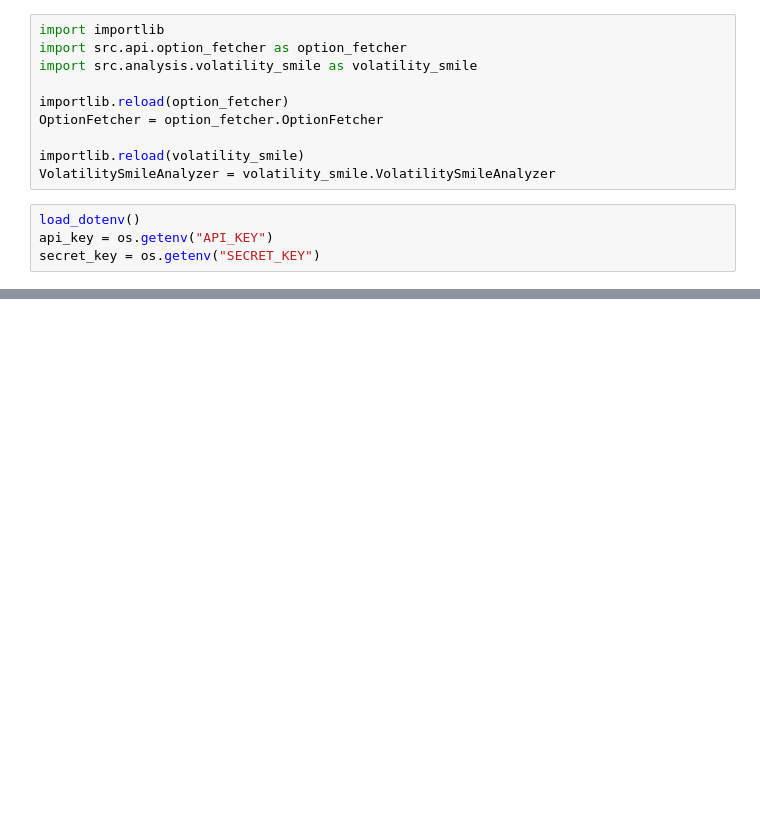
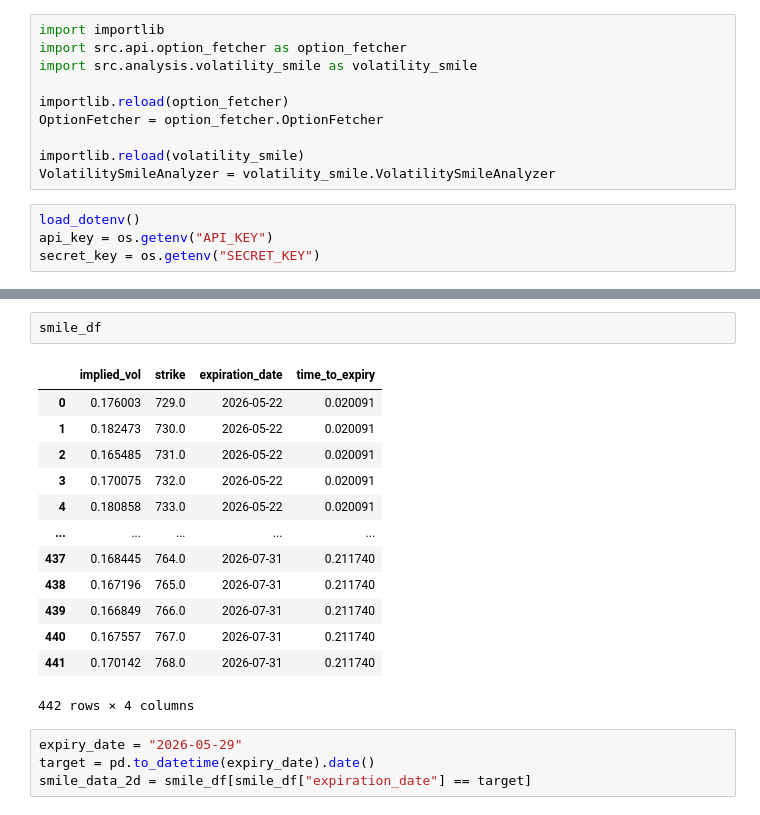
Before and after one commit to etiennevzn/VolatilitySmileAnalyzer, a Jupyter notebook: test.ipynb, the cells around one changed output, grey strips where cells are left out. Drawn from its saved outputs; the diff is of its cells as text; blank space fills up the shorter version.

```diff
--- a/test.ipynb
+++ b/test.ipynb
@@ -45,0 +50,20 @@ df
+# %%
+smile_df
+# %% [output]
+|  | implied_vol | strike | expiration_date | time_to_expiry |
+| 0 | 0.176003 | 729.0 | 2026-05-22 | 0.020091 |
+| 1 | 0.182473 | 730.0 | 2026-05-22 | 0.020091 |
+| 2 | 0.165485 | 731.0 | 2026-05-22 | 0.020091 |
+| 3 | 0.170075 | 732.0 | 2026-05-22 | 0.020091 |
+| 4 | 0.180858 | 733.0 | 2026-05-22 | 0.020091 |
+| ... | ... | ... | ... | ... |
+| 437 | 0.168445 | 764.0 | 2026-07-31 | 0.211740 |
+| 438 | 0.167196 | 765.0 | 2026-07-31 | 0.211740 |
+| 439 | 0.166849 | 766.0 | 2026-07-31 | 0.211740 |
+| 440 | 0.167557 | 767.0 | 2026-07-31 | 0.211740 |
+| 441 | 0.170142 | 768.0 | 2026-07-31 | 0.211740 |
+442 rows × 4 columns
+# %%
+expiry_date = "2026-05-29"
+target = pd.to_datetime(expiry_date).date()
+smile_data_2d = smile_df[smile_df["expiration_date"] == target]
```
Also changed, not shown: parts of 8 cells of this notebook, 3 other files.
